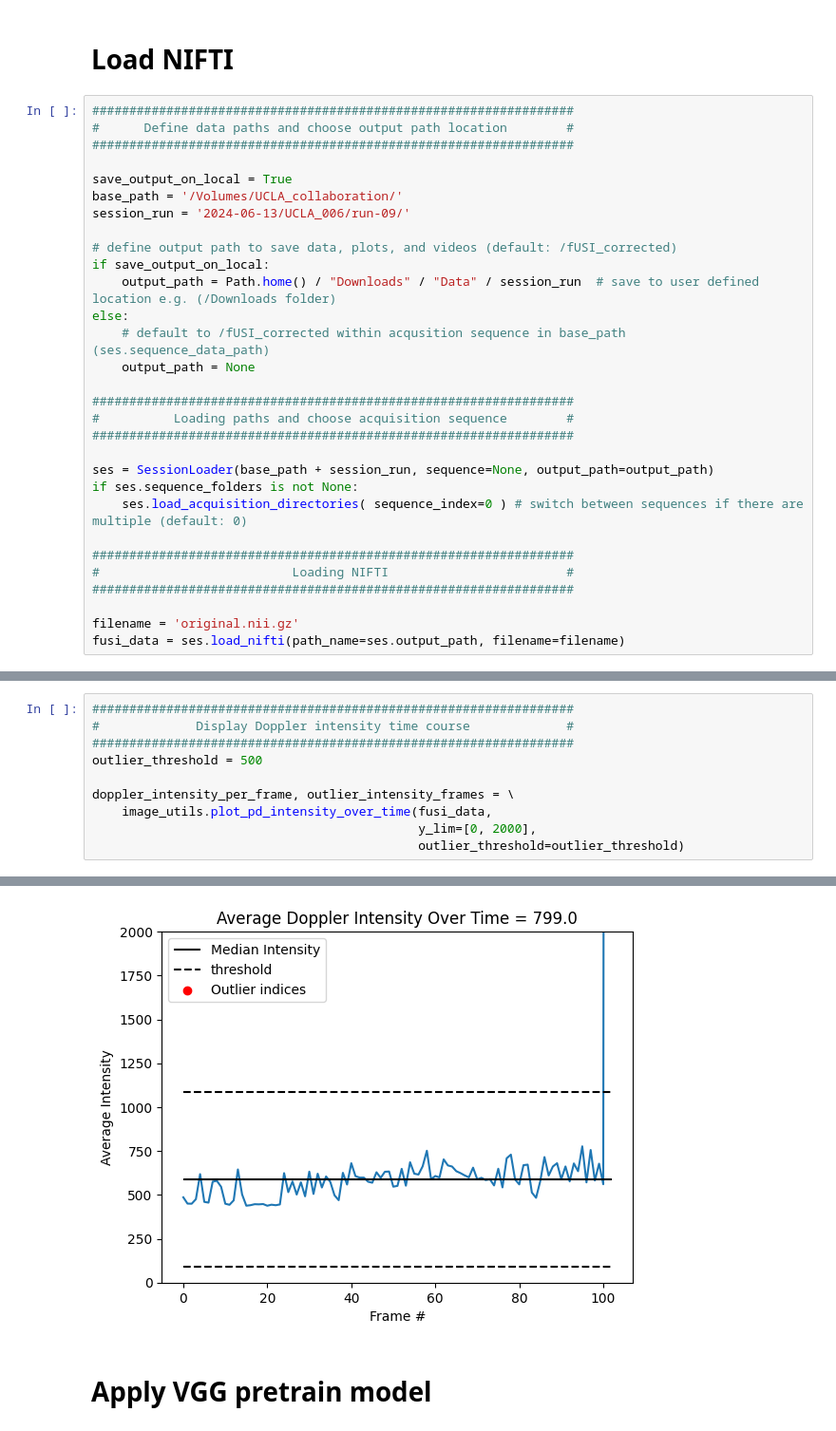
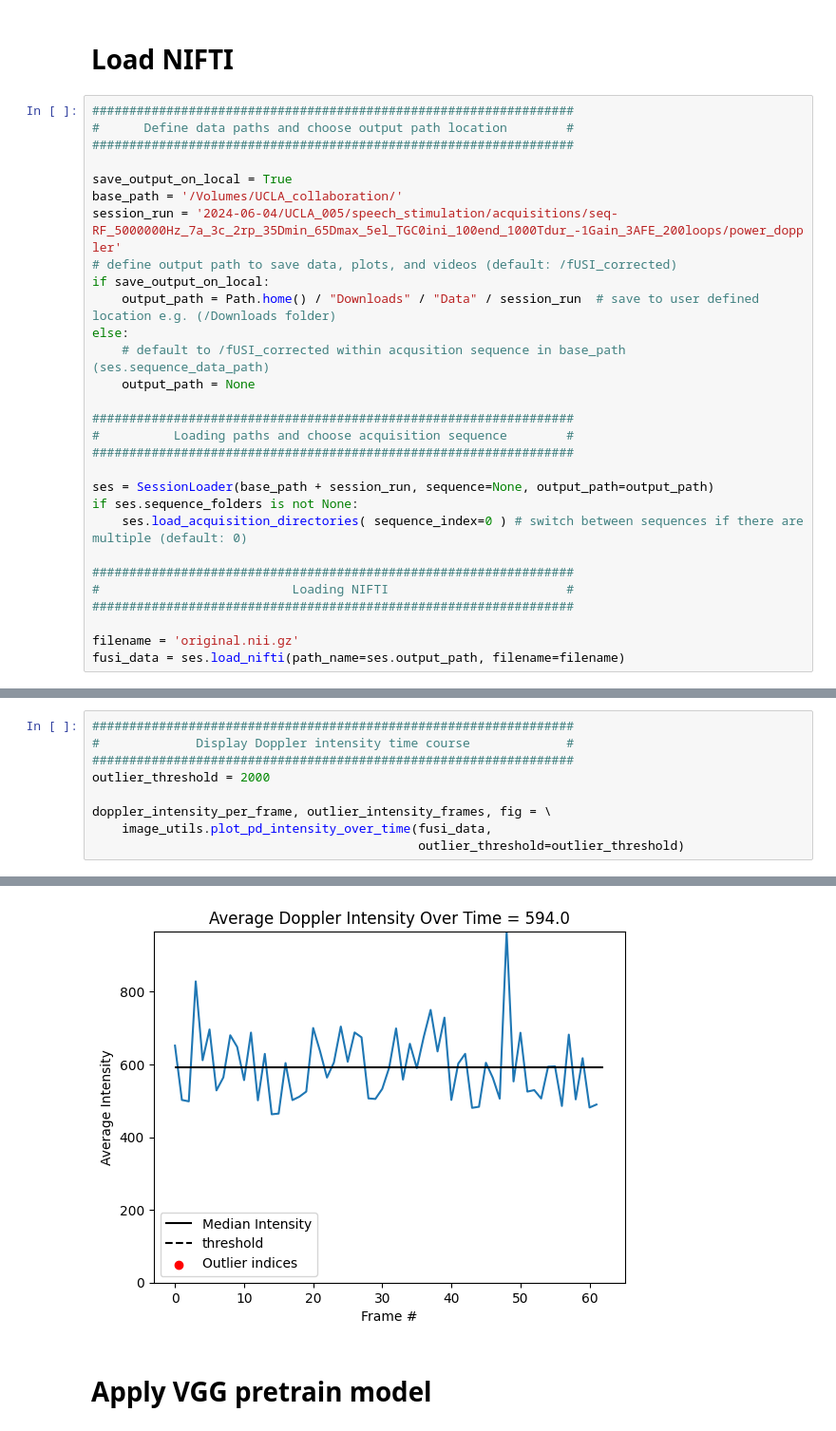
Before and after one commit to ClaireNastaskin/processing_fusi, a Jupyter notebook: Experiments/VGG_feature_extraction.ipynb, the cells around one changed output, grey strips where cells are left out. Shown at 95% size. Saved outputs shown, nothing was run; the diff lists cells and outputs as text.

```diff
--- a/Experiments/VGG_feature_extraction.ipynb
+++ b/Experiments/VGG_feature_extraction.ipynb
@@ -113,8 +113,7 @@ def extract_features(fusi_data, model, device):
 
 save_output_on_local = True
 base_path = '/Volumes/UCLA_collaboration/'
-session_run = '2024-06-13/UCLA_006/run-09/'
-
+session_run = '2024-06-04/UCLA_005/speech_stimulation/acquisitions/seq-RF_5000000Hz_7a_3c_2rp_35Dmin_65Dmax_5el_TGC0ini_100end_1000Tdur_-1Gain_3AFE_200loops/power_doppler'
 # define output path to save data, plots, and videos (default: /fUSI_corrected)
 if save_output_on_local:
     output_path = Path.home() / "Downloads" / "Data" / session_run  # save to user defined location e.g. (/Downloads folder)
@@ -162,10 +156,9 @@ Video(output_path /'pd.mp4', embed=True)
 #################################################################
 #             Display Doppler intensity time course             #
 #################################################################
-outlier_threshold = 500
+outlier_threshold = 2000
 
-doppler_intensity_per_frame, outlier_intensity_frames = \
+doppler_intensity_per_frame, outlier_intensity_frames, fig = \
     image_utils.plot_pd_intensity_over_time(fusi_data,
-                                            y_lim=[0, 2000],
                                             outlier_threshold=outlier_threshold)
 # %% [output]
@@ -173,4 +166,4 @@ Outlier frames more than 500.0 from median:  [101]
-[figure, old version]
+[figure, new version]
 # %% [markdown]
 # Apply VGG pretrain model
 # %%
```
Also changed, not shown: parts of 4 cells of this notebook, 10 other files.
